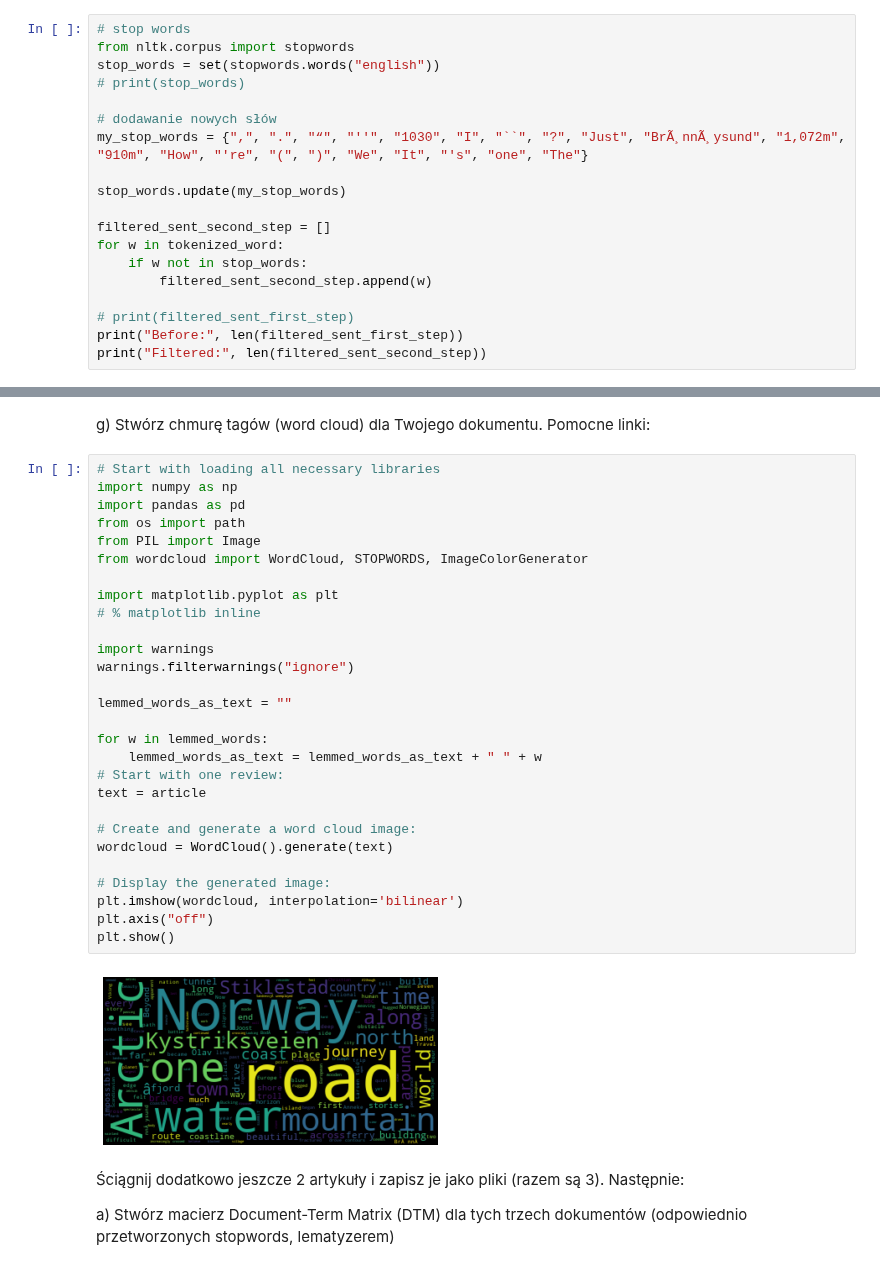
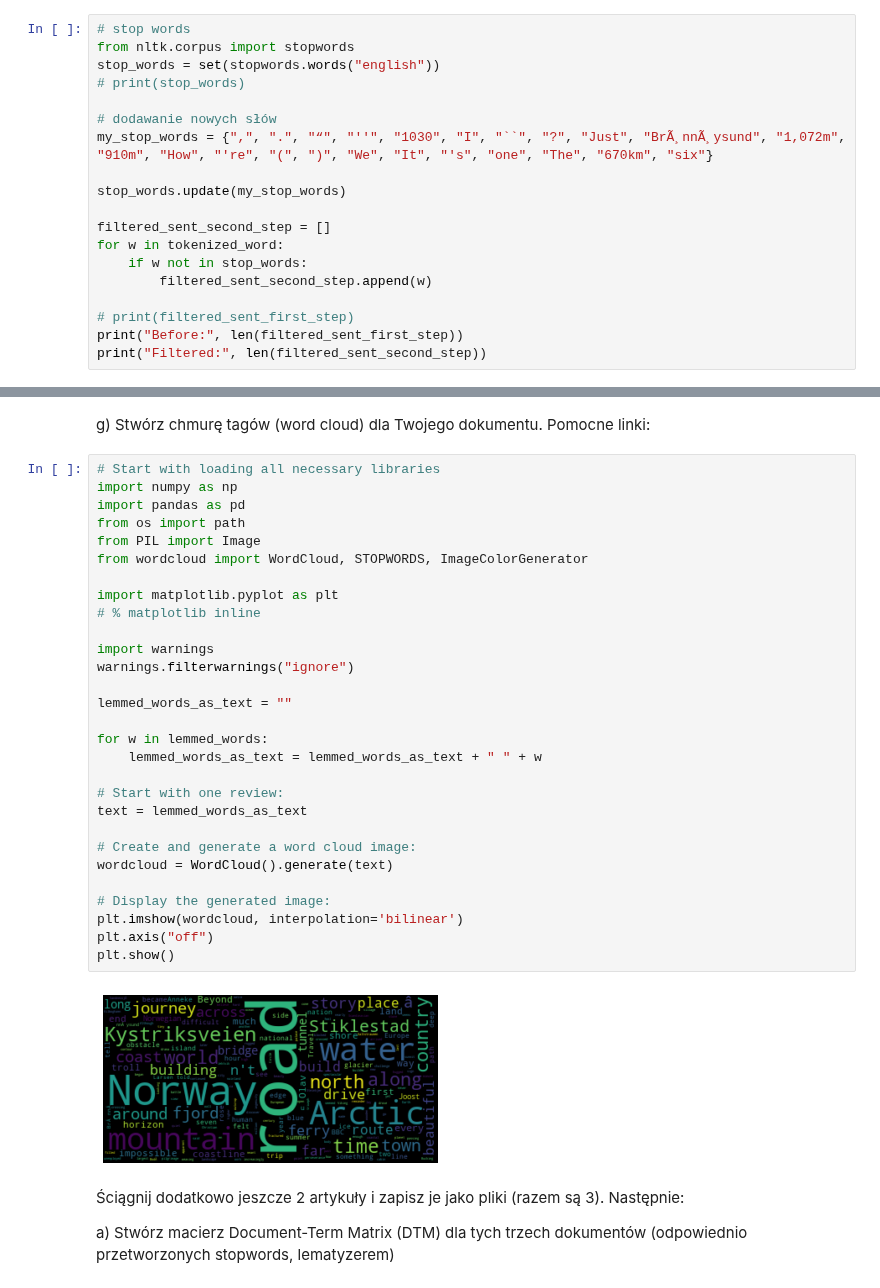
Before and after one commit to marcelmalewski/INF_Marcel_Malewski_274929, a Jupyter notebook: lab9/zadania.ipynb, the cells around one changed output, grey strips where cells are left out. Drawn from its saved outputs; the diff is of its cells as text.

```diff
--- a/lab9/zadania.ipynb
+++ b/lab9/zadania.ipynb
@@ -78,7 +79,7 @@ stop_words = set(stopwords.words("english"))
 # print(stop_words)
 
 # dodawanie nowych słów
-my_stop_words = {",", ".", "“", "''", "1030", "I", "``", "?", "Just", "BrÃ¸nnÃ¸ysund", "1,072m", "910m", "How", "'re", "(", ")", "We", "It", "'s", "one", "The"}
+my_stop_words = {",", ".", "“", "''", "1030", "I", "``", "?", "Just", "BrÃ¸nnÃ¸ysund", "1,072m", "910m", "How", "'re", "(", ")", "We", "It", "'s", "one", "The", "670km", "six"}
 
 stop_words.update(my_stop_words)
 
@@ -138,33 +139,34 @@ g) Stwórz chmurę tagów (word cloud) dla Twojego dokumentu. Pomocne linki:
 # %%
 # Start with loading all necessary libraries
 import numpy as np
 import pandas as pd
 from os import path
 from PIL import Image
 from wordcloud import WordCloud, STOPWORDS, ImageColorGenerator
 
 import matplotlib.pyplot as plt
 # % matplotlib inline
 
 import warnings
 warnings.filterwarnings("ignore")
 
 lemmed_words_as_text = ""
 
 for w in lemmed_words:
     lemmed_words_as_text = lemmed_words_as_text + " " + w
+
 # Start with one review:
-text = article
+text = lemmed_words_as_text
 
 # Create and generate a word cloud image:
 wordcloud = WordCloud().generate(text)
 
 # Display the generated image:
 plt.imshow(wordcloud, interpolation='bilinear')
 plt.axis("off")
 plt.show()
 # %% [output]
-[figure, old version]
+[figure, new version]
 # %% [markdown]
 Ściągnij dodatkowo jeszcze 2 artykuły i zapisz je jako pliki (razem są 3). Następnie:
 
```
Also changed, not shown: parts of 24 cells of this notebook, 4 other files.
